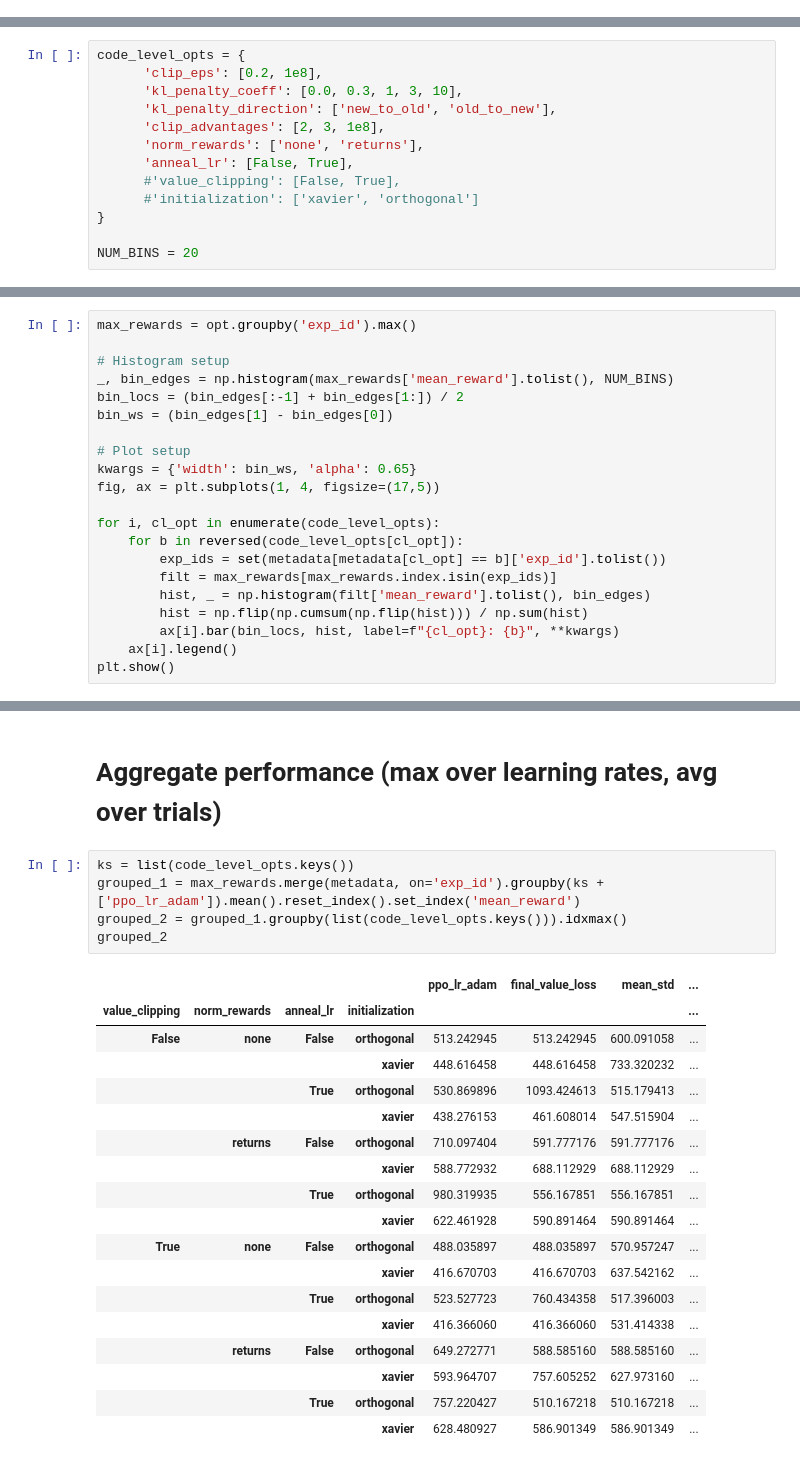
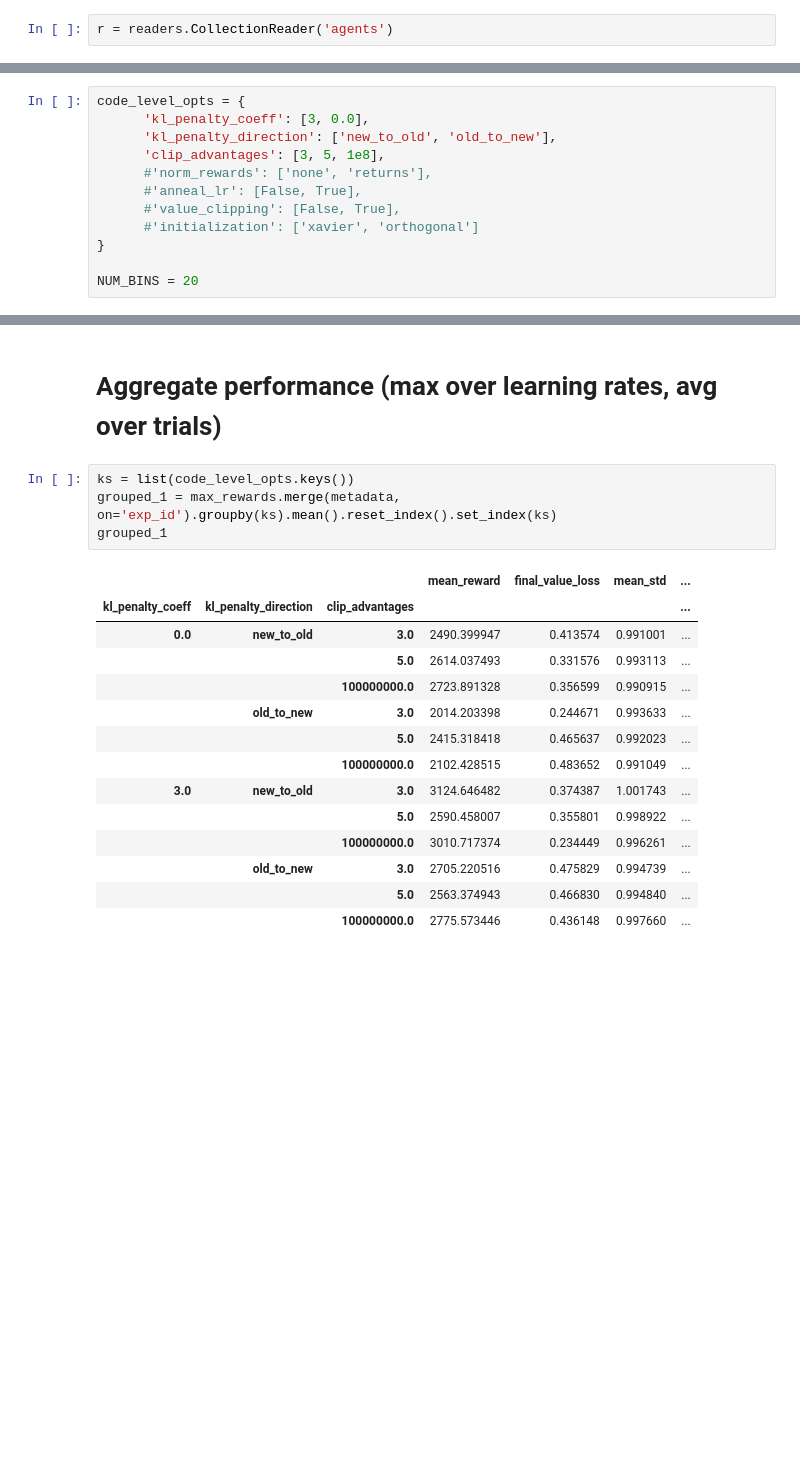
Before and after one commit to chloechsu/code-for-paper, a Jupyter notebook: src/kl_and_clip_experiment/analysis.ipynb, the cells around one changed output, grey strips where cells are left out. Saved outputs shown, nothing was run; the diff lists cells and outputs as text; blank space fills up the shorter version.

```diff
--- a/src/kl_and_clip_experiment/analysis.ipynb
+++ b/src/kl_and_clip_experiment/analysis.ipynb
@@ -40,3 +9,5 @@ r = readers.CollectionReader('agents', exp_filter=lambda exp_id: exp_id not in b
+# %%
+r = readers.CollectionReader('agents')
 # %%
 metadata = r.df('metadata')
 opt = r.df('optimization')
@@ -45,12 +16,11 @@ constraints = r.df('paper_constraints_train')
 constraints_heldout = r.df('paper_constraints_heldout')
 # %%
 code_level_opts = {
-      'clip_eps': [0.2, 1e8],
-      'kl_penalty_coeff': [0.0, 0.3, 1, 3, 10],
+      'kl_penalty_coeff': [3, 0.0],
       'kl_penalty_direction': ['new_to_old', 'old_to_new'],
-      'clip_advantages': [2, 3, 1e8],
-      'norm_rewards': ['none', 'returns'],
-      'anneal_lr': [False, True],
+      'clip_advantages': [3, 5, 1e8],
+      #'norm_rewards': ['none', 'returns'],
+      #'anneal_lr': [False, True],
       #'value_clipping': [False, True],
       #'initialization': ['xavier', 'orthogonal']
 }
@@ -415,21 +139,0 @@ sns.lineplot(x=constraints['opt_step'], y=constraints['max_ratio'])
-# %%
-max_rewards = opt.groupby('exp_id').max()
-
-# Histogram setup
-_, bin_edges = np.histogram(max_rewards['mean_reward'].tolist(), NUM_BINS)
-bin_locs = (bin_edges[:-1] + bin_edges[1:]) / 2
-bin_ws = (bin_edges[1] - bin_edges[0])
-
-# Plot setup
-kwargs = {'width': bin_ws, 'alpha': 0.65}
-fig, ax = plt.subplots(1, 4, figsize=(17,5))
-
-for i, cl_opt in enumerate(code_level_opts):
-    for b in reversed(code_level_opts[cl_opt]):
-        exp_ids = set(metadata[metadata[cl_opt] == b]['exp_id'].tolist())
-        filt = max_rewards[max_rewards.index.isin(exp_ids)]
-        hist, _ = np.histogram(filt['mean_reward'].tolist(), bin_edges)
-        hist = np.flip(np.cumsum(np.flip(hist))) / np.sum(hist)
-        ax[i].bar(bin_locs, hist, label=f"{cl_opt}: {b}", **kwargs)
-    ax[i].legend()
-plt.show()
@@ -439,25 +141,20 @@ plt.show()
 # Aggregate performance (max over learning rates, avg over trials)
 # %%
 ks = list(code_level_opts.keys())
-grouped_1 = max_rewards.merge(metadata, on='exp_id').groupby(ks + ['ppo_lr_adam']).mean().reset_index().set_index('mean_reward')
-grouped_2 = grouped_1.groupby(list(code_level_opts.keys())).idxmax()
-grouped_2
+grouped_1 = max_rewards.merge(metadata, on='exp_id').groupby(ks).mean().reset_index().set_index(ks)
+grouped_1
 # %% [output]
-|  |  |  |  | ppo_lr_adam | final_value_loss | mean_std | ... |
-| value_clipping | norm_rewards | anneal_lr | initialization |  |  |  | ... |
-| False | none | False | orthogonal | 513.242945 | 513.242945 | 600.091058 | ... |
-|  |  |  | xavier | 448.616458 | 448.616458 | 733.320232 | ... |
-|  |  | True | orthogonal | 530.869896 | 1093.424613 | 515.179413 | ... |
-|  |  |  | xavier | 438.276153 | 461.608014 | 547.515904 | ... |
-|  | returns | False | orthogonal | 710.097404 | 591.777176 | 591.777176 | ... |
-|  |  |  | xavier | 588.772932 | 688.112929 | 688.112929 | ... |
-|  |  | True | orthogonal | 980.319935 | 556.167851 | 556.167851 | ... |
-|  |  |  | xavier | 622.461928 | 590.891464 | 590.891464 | ... |
-| True | none | False | orthogonal | 488.035897 | 488.035897 | 570.957247 | ... |
-|  |  |  | xavier | 416.670703 | 416.670703 | 637.542162 | ... |
-|  |  | True | orthogonal | 523.527723 | 760.434358 | 517.396003 | ... |
-|  |  |  | xavier | 416.366060 | 416.366060 | 531.414338 | ... |
-|  | returns | False | orthogonal | 649.272771 | 588.585160 | 588.585160 | ... |
-|  |  |  | xavier | 593.964707 | 757.605252 | 627.973160 | ... |
-|  |  | True | orthogonal | 757.220427 | 510.167218 | 510.167218 | ... |
-|  |  |  | xavier | 628.480927 | 586.901349 | 586.901349 | ... |
+|  |  |  | mean_reward | final_value_loss | mean_std | ... |
+| kl_penalty_coeff | kl_penalty_direction | clip_advantages |  |  |  | ... |
+| 0.0 | new_to_old | 3.0 | 2490.399947 | 0.413574 | 0.991001 | ... |
+|  |  | 5.0 | 2614.037493 | 0.331576 | 0.993113 | ... |
+|  |  | 100000000.0 | 2723.891328 | 0.356599 | 0.990915 | ... |
+|  | old_to_new | 3.0 | 2014.203398 | 0.244671 | 0.993633 | ... |
+|  |  | 5.0 | 2415.318418 | 0.465637 | 0.992023 | ... |
+|  |  | 100000000.0 | 2102.428515 | 0.483652 | 0.991049 | ... |
+| 3.0 | new_to_old | 3.0 | 3124.646482 | 0.374387 | 1.001743 | ... |
+|  |  | 5.0 | 2590.458007 | 0.355801 | 0.998922 | ... |
+|  |  | 100000000.0 | 3010.717374 | 0.234449 | 0.996261 | ... |
+|  | old_to_new | 3.0 | 2705.220516 | 0.475829 | 0.994739 | ... |
+|  |  | 5.0 | 2563.374943 | 0.466830 | 0.994840 | ... |
+|  |  | 100000000.0 | 2775.573446 | 0.436148 | 0.997660 | ... |
```
Also changed, not shown: parts of 39 cells of this notebook, 4 other files.
